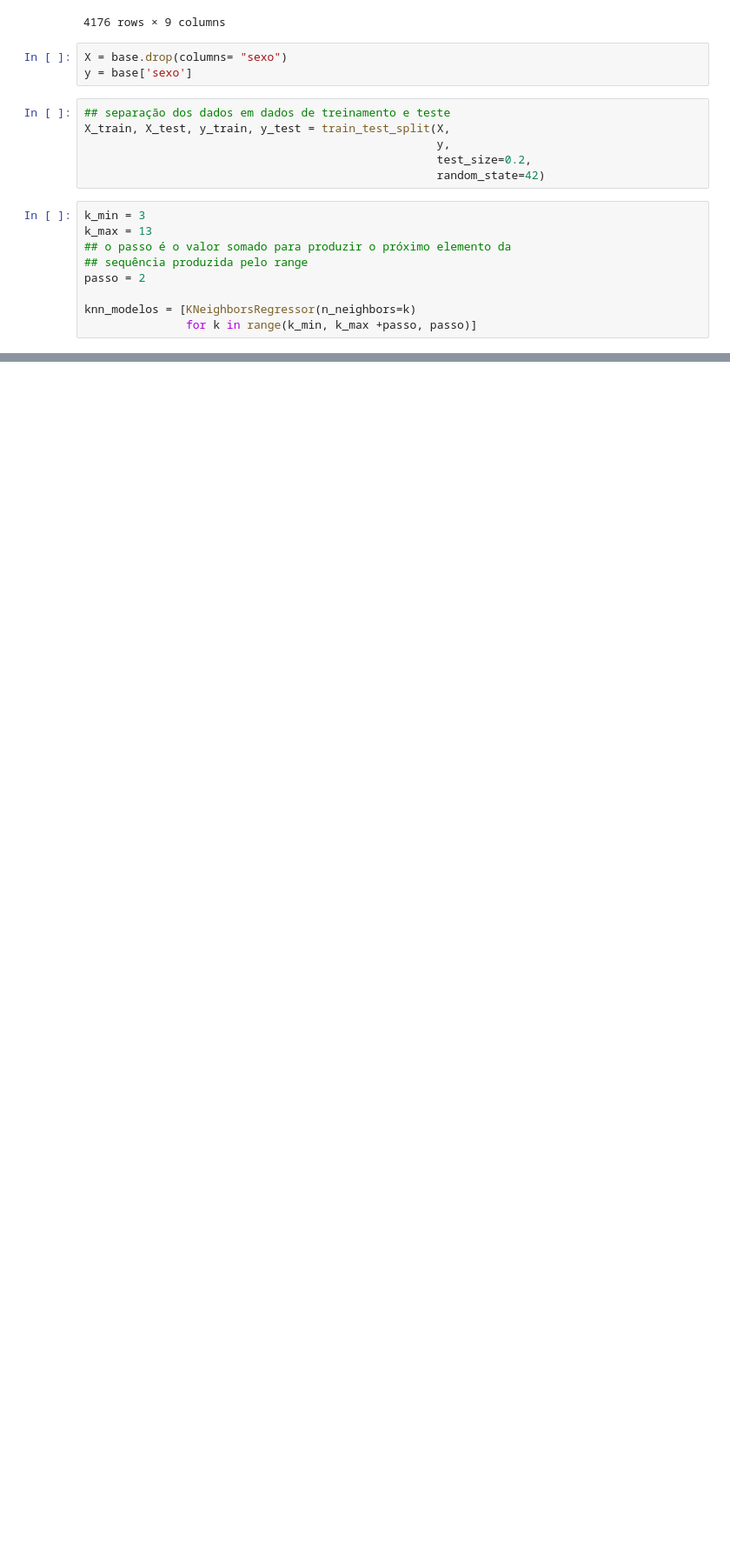
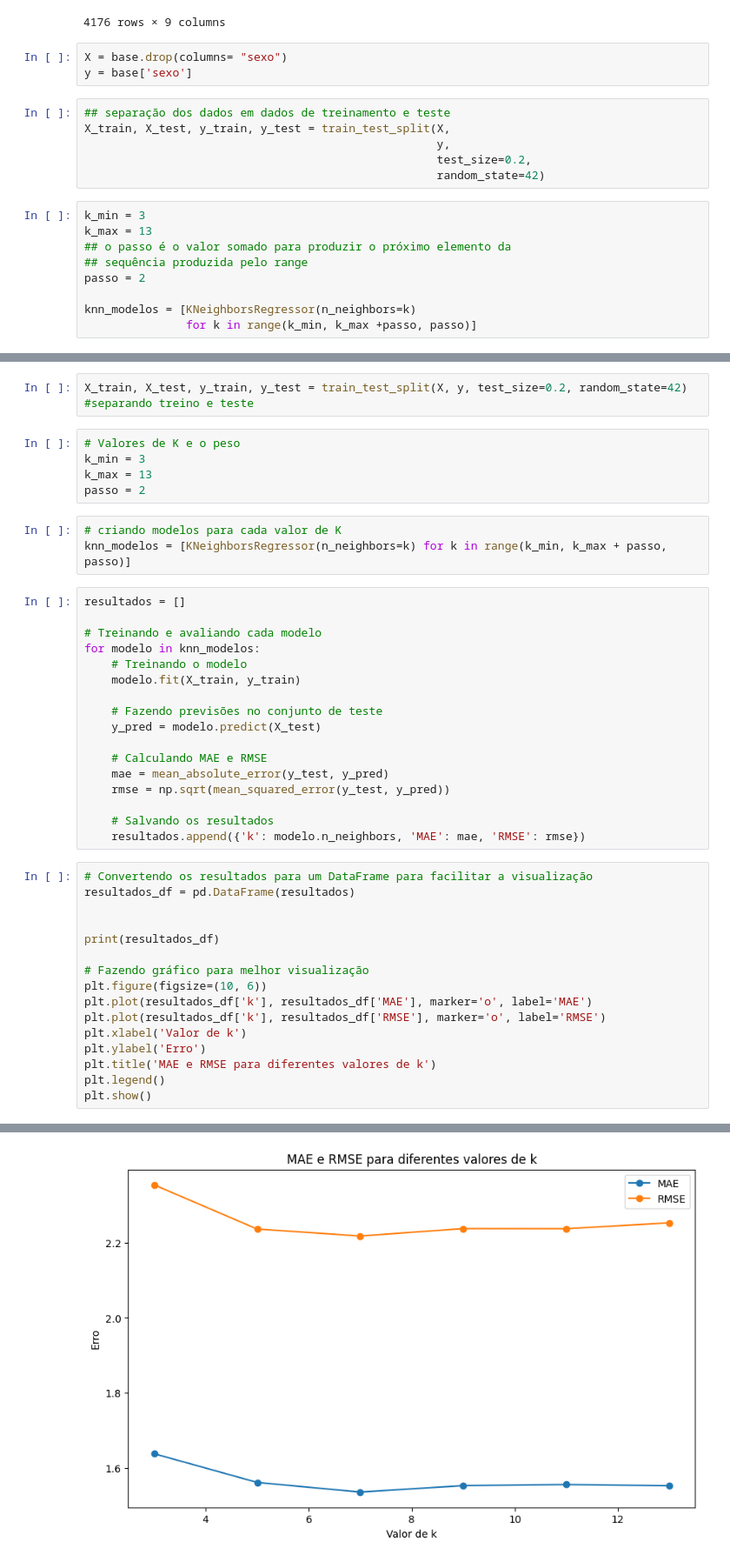
Before and after one commit to rcm2005/Data-Science, a Jupyter notebook: checkpoint6/main.ipynb, the cells around one changed output, grey strips where cells are left out. Shown at 87% size. Cells and saved outputs as stored; diff of their text form; blank space fills up the shorter version.

Commit message:
concluindo checkpoint 6, valor ótimo KNN

```diff
--- a/checkpoint6/main.ipynb
+++ b/checkpoint6/main.ipynb
@@ -73,0 +82,44 @@ knn_modelos = [KNeighborsRegressor(n_neighbors=k)
+# %%
+X_train, X_test, y_train, y_test = train_test_split(X, y, test_size=0.2, random_state=42) #separando treino e teste
+# %%
+# Valores de K e o peso
+k_min = 3
+k_max = 13
+passo = 2
+# %%
+# criando modelos para cada valor de K
+knn_modelos = [KNeighborsRegressor(n_neighbors=k) for k in range(k_min, k_max + passo, passo)]
+# %%
+resultados = []
+
+# Treinando e avaliando cada modelo
+for modelo in knn_modelos:
+    # Treinando o modelo
+    modelo.fit(X_train, y_train)
+
+    # Fazendo previsões no conjunto de teste
+    y_pred = modelo.predict(X_test)
+
+    # Calculando MAE e RMSE
+    mae = mean_absolute_error(y_test, y_pred)
+    rmse = np.sqrt(mean_squared_error(y_test, y_pred))
+
+    # Salvando os resultados
+    resultados.append({'k': modelo.n_neighbors, 'MAE': mae, 'RMSE': rmse})
+# %%
+# Convertendo os resultados para um DataFrame para facilitar a visualização
+resultados_df = pd.DataFrame(resultados)
+
+
+print(resultados_df)
+
+# Fazendo gráfico para melhor visualização
+plt.figure(figsize=(10, 6))
+plt.plot(resultados_df['k'], resultados_df['MAE'], marker='o', label='MAE')
+plt.plot(resultados_df['k'], resultados_df['RMSE'], marker='o', label='RMSE')
+plt.xlabel('Valor de k')
+plt.ylabel('Erro')
+plt.title('MAE e RMSE para diferentes valores de k')
+plt.legend()
+plt.show()
+# %% [output]
@@ -73,0 +133 @@ knn_modelos = [KNeighborsRegressor(n_neighbors=k)
+[figure, added]
```
Also changed, not shown: parts of 6 cells of this notebook.
